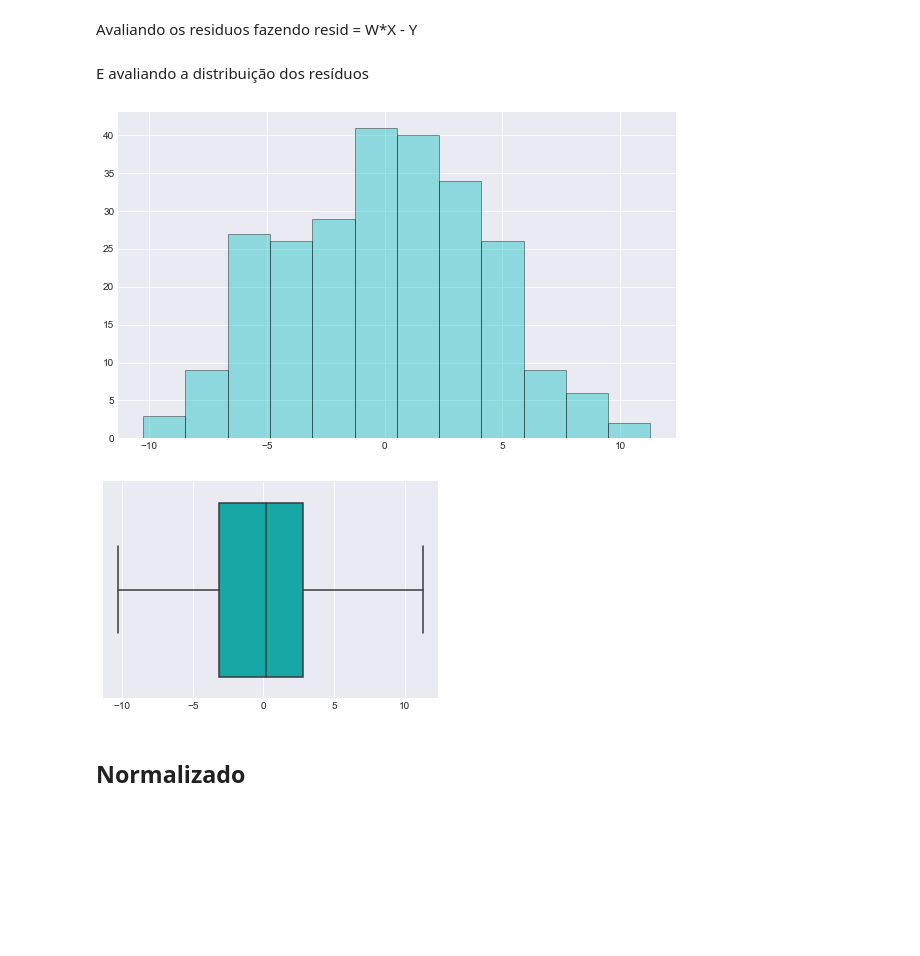
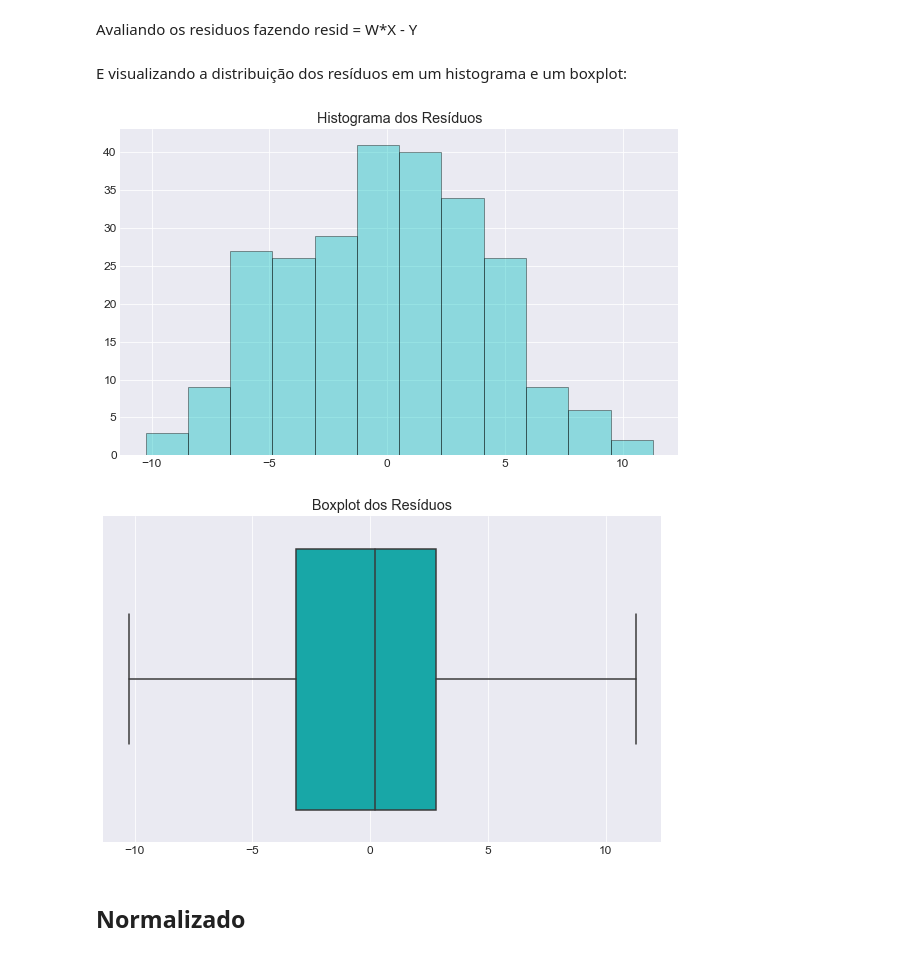
Before and after one commit to mateuspontesm/ICA, a Jupyter notebook: ICA2.ipynb, the cells around one changed output. Drawn from its saved outputs; the diff is of its cells as text; code cells hidden in the pictures; blank space fills up the shorter version.

```diff
--- a/ICA2.ipynb
+++ b/ICA2.ipynb
@@ -50,5 +66,6 @@ dfY=df.SirisPct
 Queremos agora visualizar a distribuição de valores das características, o melhor modo de fazer esta visualização é através do boxplot de todas as características para averiguar se existem outliers.
 # %%
+plt.rc('font',size=12)
 sns.set_style(style='darkgrid')
 plt.figure(figsize=[16,10])
 sns.boxplot(data=dfX)
@@ -66,5 +83,5 @@ Criamos o nosso modelo através da função lstsq que criará um modelo de regre
 # %%
-W,residSum,Xrank,Xsvd=np.linalg.lstsq(dfX,dfY)
-print(residSum)
+W,residSumSq,Xrank,Xsvd=np.linalg.lstsq(dfX,dfY)
+print(residSumSq)
 # %% [output]
 [ 4431.82175163]
@@ -80,16 +99,21 @@ Avaliando os residuos fazendo resid = W*X - Y
 Xarray=np.array(dfX)
 resid=np.dot(Xarray,W)-np.array(dfY)
 # %% [markdown]
-E avaliando a distribuição dos resíduos
+E visualizando a distribuição dos resíduos em um histograma e um boxplot:
 # %%
 plt.figure(figsize=[10,6])
+plt.rc('font',size=12)
 sns.distplot(resid,kde=False,hist_kws={'edgecolor':'k'},color='c')
+plt.title('Histograma dos Resíduos')
 plt.show()
+plt.figure(figsize=[10,6])
+plt.rc('font',size=12)
 sns.boxplot(resid,color='c')
+plt.title('Boxplot dos Resíduos')
 plt.show()
 # %% [output]
-[figure, old version]
+[figure, new version]
-[figure, old version]
+[figure, new version]
 # %% [markdown]
 ## Normalizado
 # %% [markdown]
```
Also changed, not shown: parts of 25 cells of this notebook, 1 other file.
